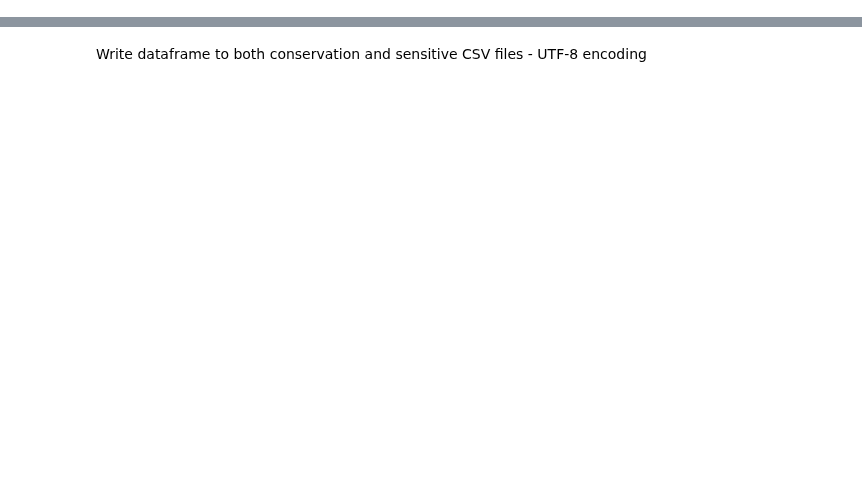
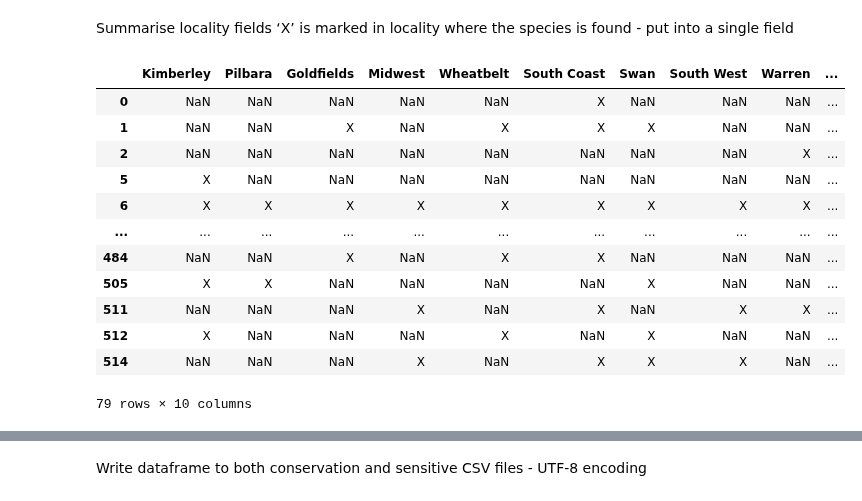
Before and after one commit to AtlasOfLivingAustralia/authoritative-lists, a Jupyter notebook: source-code/py-notebook/WA-conservation-sensitive.ipynb, the cells around one changed output, grey strips where cells are left out. Drawn from its saved outputs; the diff is of its cells as text; code cells hidden in the pictures; blank space fills up the shorter version.

Commit message:
update WA lists

```diff
--- a/source-code/py-notebook/WA-conservation-sensitive.ipynb
+++ b/source-code/py-notebook/WA-conservation-sensitive.ipynb
@@ -188,0 +38,11 @@ Index(['taxonId', 'scientificName', 'sourceStatus', 'wa rank', 'epbc status',
+# %%
+import pandas as pd
+import numpy as np
+import requests
+
+projectDir = "/Users/new330/IdeaProjects/authoritative-lists/"
+sourceDataDir = projectDir + "source-data/WA/"
+processedDataDir = projectDir + "current-lists/"
+
+faunafilename = sourceDataDir + "Threatened and Priority Fauna List 7 October2022.csv"
+florafilename = sourceDataDir + "Threatened and Priority Flora List 6 October2022.csv"
@@ -188,0 +67,3 @@ Index(['taxonId', 'scientificName', 'sourceStatus', 'wa rank', 'epbc status',
+# %%
+fauna = pd.read_csv(faunafilename)
+fauna.head(3)
@@ -188,0 +75,23 @@ Index(['taxonId', 'scientificName', 'sourceStatus', 'wa rank', 'epbc status',
+# %% [markdown]
+Summarise locality fields
+‘X’ is marked in locality where the species is found - put into a single field
+# %%
+# summarise the locality
+df = fauna.iloc[:,6:15].copy()
+v = np.where(df == "X")
+fauna['locality'] = (pd.DataFrame(df.columns[v[1]], index=df.index[v[0]], columns=['result']).groupby(level=0).agg(','.join).reindex(df.index))
+fauna.iloc[:,[6,7,8,9,10,11,12,13,14,-1]].drop_duplicates() # just to demonstrate
+# %% [output]
+|  | Kimberley | Pilbara | Goldfields | Midwest | Wheatbelt | South Coast | Swan | South West | Warren | ... |
+| 0 | NaN | NaN | NaN | NaN | NaN | X | NaN | NaN | NaN | ... |
+| 1 | NaN | NaN | X | NaN | X | X | X | NaN | NaN | ... |
+| 2 | NaN | NaN | NaN | NaN | NaN | NaN | NaN | NaN | X | ... |
+| 5 | X | NaN | NaN | NaN | NaN | NaN | NaN | NaN | NaN | ... |
+| 6 | X | X | X | X | X | X | X | X | X | ... |
+| ... | ... | ... | ... | ... | ... | ... | ... | ... | ... | ... |
+| 484 | NaN | NaN | X | NaN | X | X | NaN | NaN | NaN | ... |
+| 505 | X | X | NaN | NaN | NaN | NaN | X | NaN | NaN | ... |
+| 511 | NaN | NaN | NaN | X | NaN | X | NaN | X | X | ... |
+| 512 | X | NaN | NaN | NaN | X | NaN | X | NaN | NaN | ... |
+| 514 | NaN | NaN | NaN | X | NaN | X | X | X | NaN | ... |
+79 rows × 10 columns
```
Also changed, not shown: parts of 49 cells of this notebook, 12 other files.
